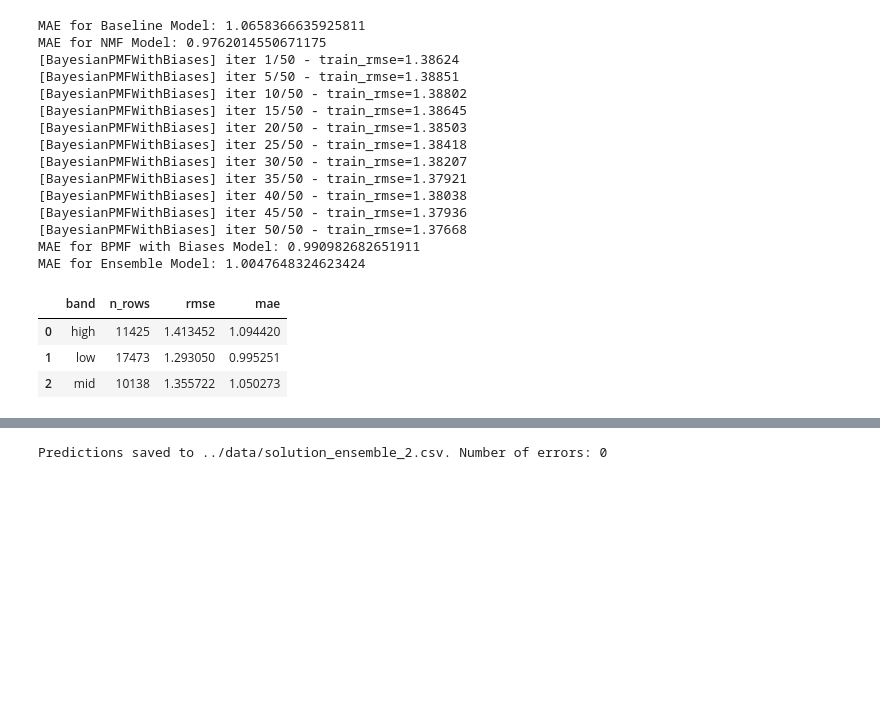
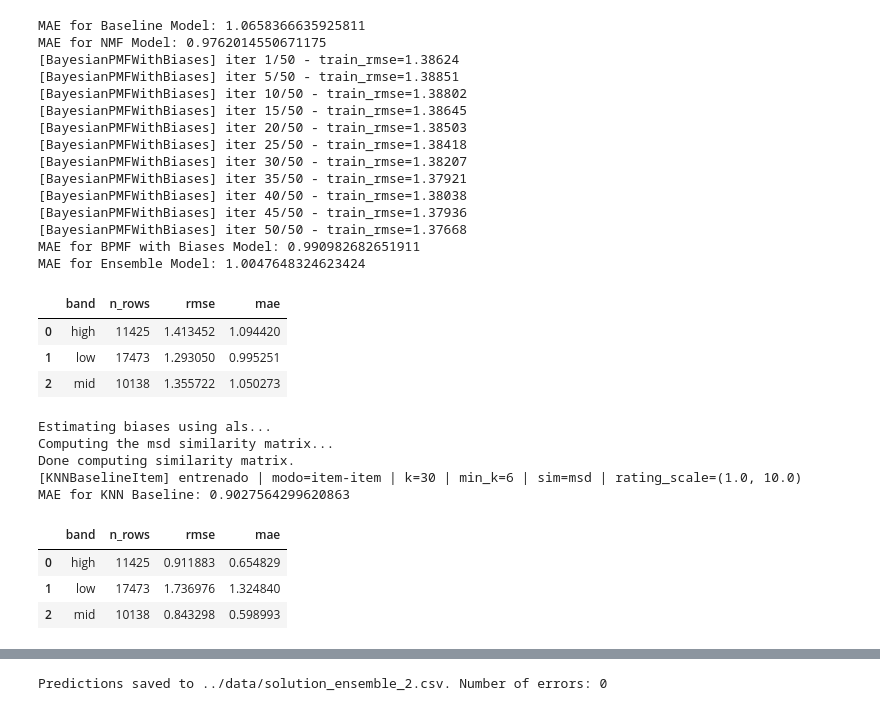
Before and after one commit to Mariogarber/recomendation-system, a Jupyter notebook: colaborative-filtering/hiperparameter.ipynb, the cells around one changed output, grey strips where cells are left out. Cells and saved outputs as stored; diff of their text form; code cells hidden in the pictures; blank space fills up the shorter version.

```diff
--- a/colaborative-filtering/hiperparameter.ipynb
+++ b/colaborative-filtering/hiperparameter.ipynb
@@ -406,6 +366,46 @@ MAE for Ensemble Model: 1.0047648324623424
 | 0 | high | 11425 | 1.413452 | 1.094420 |
 | 1 | low | 17473 | 1.293050 | 0.995251 |
 | 2 | mid | 10138 | 1.355722 | 1.050273 |
+# %%
+knn = SurpriseKNNBaselineWrapper(
+    k=30,
+    min_k=6,
+    user_based=False,
+    sim_name="msd",
+    shrinkage=100,
+    bsl_options={
+        "method": "als",
+        "n_epochs": 15,
+        "reg_u": 3,
+        "reg_i": 3,
+    },
+    clip_range=(1, 10),
+    unknown_strategy="surprise",
+    verbose=True,
+    name="KNNBaselineItem"
+)
+
+# select data with higher frequency for knn
+item_counts = full_data['item'].value_counts()
+high_freq_items = item_counts[item_counts >= 3].index
+train_data_knn = full_data[full_data['item'].isin(high_freq_items)]
+
+knn.fit(train_data_knn)
+predictions_knn = knn.predict_df(test_data, round_predictions=True)
+mae_knn = np.mean(np.abs(predictions_knn['prediction'] - test_data['rating']))
+print(f'MAE for KNN Baseline: {mae_knn}')
+
+evaluator.evaluate(knn, test_data)
+# %% [output]
+Estimating biases using als...
+Computing the msd similarity matrix...
+Done computing similarity matrix.
+[KNNBaselineItem] entrenado | modo=item-item | k=30 | min_k=6 | sim=msd | rating_scale=(1.0, 10.0)
+MAE for KNN Baseline: 0.9027564299620863
+|  | band | n_rows | rmse | mae |
+| 0 | high | 11425 | 0.911883 | 0.654829 |
+| 1 | low | 17473 | 1.736976 | 1.324840 |
+| 2 | mid | 10138 | 0.843298 | 0.598993 |
 # %%
 nmf_frequent = SurpriseNMFModel(n_factors=8, n_epochs=40, biased=True, verbose=False, reg_pu=0.5, reg_qi=0.5, init_low=0.001, init_high=0.001, reg_bu=0.0002, reg_bi=0.0002)
 
```
Also changed, not shown: parts of 8 cells of this notebook, 2 other files.
